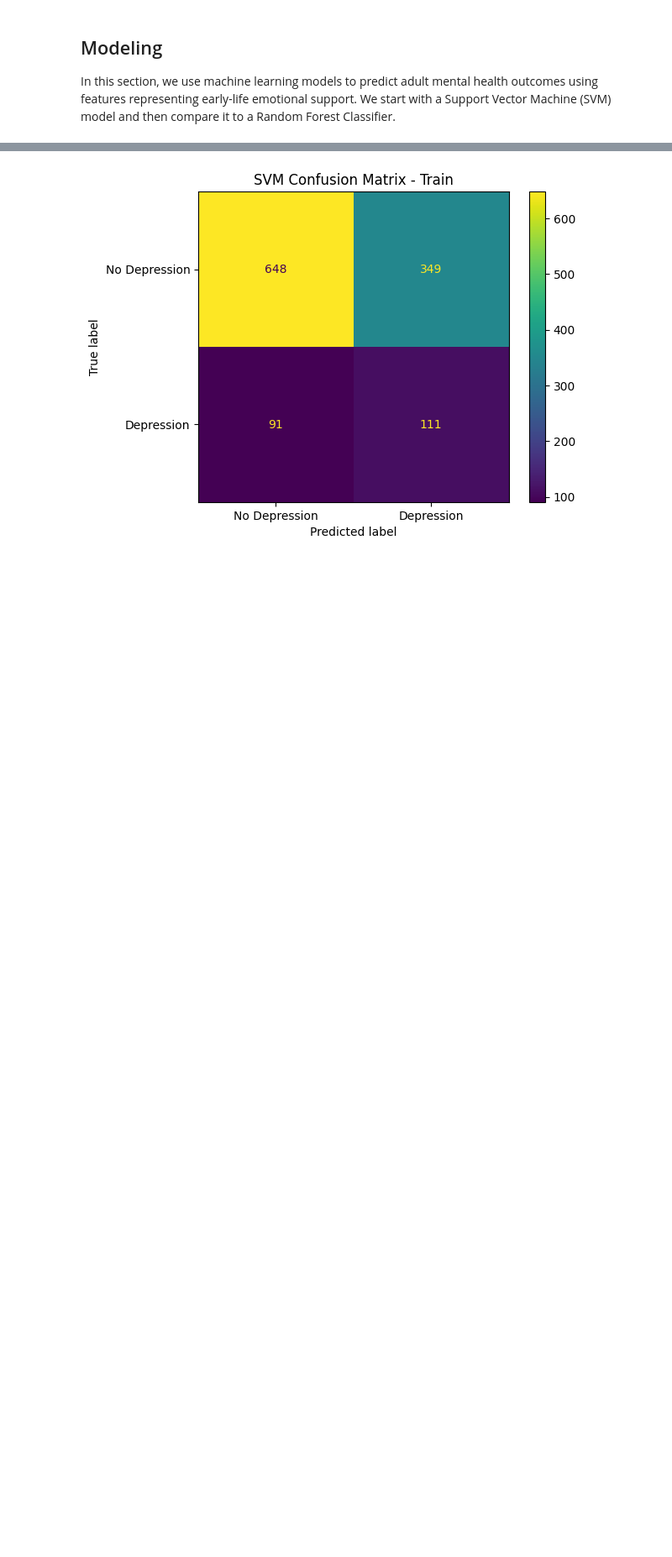
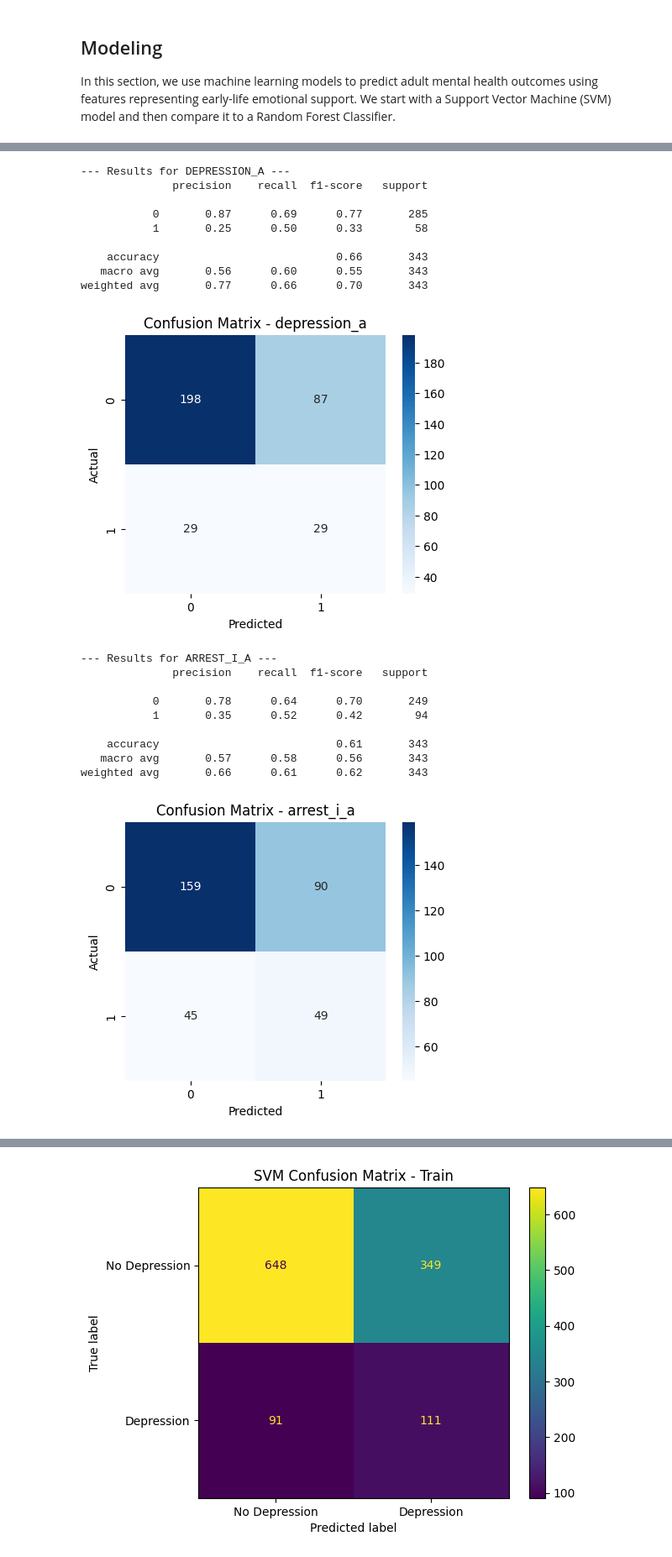
Before and after one commit to alyssaqle/COGS-108---Longitudinal-Mental-Health-Analysis, a Jupyter notebook: FinalProject_Group055_SP25.ipynb, the cells around one changed output, grey strips where cells are left out. Shown at 84% size. Saved outputs shown, nothing was run; the diff lists cells and outputs as text; code cells hidden in the pictures; blank space fills up the shorter version.

```diff
--- a/FinalProject_Group055_SP25.ipynb
+++ b/FinalProject_Group055_SP25.ipynb
@@ -433,8 +429,0 @@ We create an SVM pipeline that scales the features then applies a linear SVC cla
-# %%
-# Build a pipeline for SVM
-svm_pipeline = Pipeline([
-    ('scaler', StandardScaler()),
-    ('svm', SVC(kernel='linear', class_weight='balanced', random_state=42))
-])
-
-svm_pipeline.fit(X_train, y_train)
@@ -479,0 +436,53 @@ Class 0 performance: This is the majority class. With class balancing, the model
+# %%
+# Function to run and report SVM model for each target
+def run_svm_model(X, y, label):
+    X_train, X_test, y_train, y_test = train_test_split(
+        X, y, stratify=y, test_size=0.2, random_state=42
+    )
+
+    svm_pipe = Pipeline([
+        ('scaler', StandardScaler()),
+        ('svm', SVC(kernel='linear', class_weight='balanced'))
+    ])
+
+    svm_pipe.fit(X_train, y_train)
+    y_pred = svm_pipe.predict(X_test)
+
+    print(f"\n--- Results for {label.upper()} ---")
+    print(classification_report(y_test, y_pred))
+    cm = confusion_matrix(y_test, y_pred)
+
+    # Plot confusion matrix
+    plt.figure(figsize=(5,4))
+    sns.heatmap(cm, annot=True, fmt='d', cmap='Blues')
+    plt.title(f"Confusion Matrix - {label}")
+    plt.xlabel("Predicted")
+    plt.ylabel("Actual")
+    plt.show()
+# %%
+# Run for each binary outcome
+for target in target_vars:
+    y = sub_df[target].dropna()
+    X_matched = X.loc[y.index]  # Drop rows from X if y is missing
+    run_svm_model(X_matched, y, target)
+# %% [output]
+--- Results for DEPRESSION_A ---
+              precision    recall  f1-score   support
+
+           0       0.87      0.69      0.77       285
+           1       0.25      0.50      0.33        58
+
+    accuracy                           0.66       343
+   macro avg       0.56      0.60      0.55       343
+weighted avg       0.77      0.66      0.70       343
+[figure, added]
+--- Results for ARREST_I_A ---
+              precision    recall  f1-score   support
+
+           0       0.78      0.64      0.70       249
+           1       0.35      0.52      0.42        94
+
+    accuracy                           0.61       343
+   macro avg       0.57      0.58      0.56       343
+weighted avg       0.66      0.61      0.62       343
+[figure, added]
```
Also changed, not shown: parts of 10 cells of this notebook.
